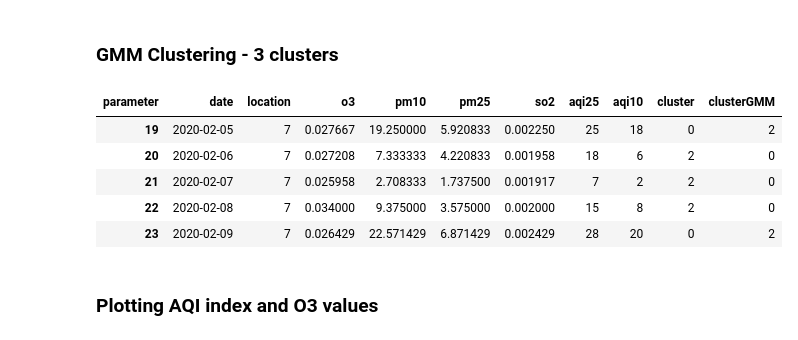
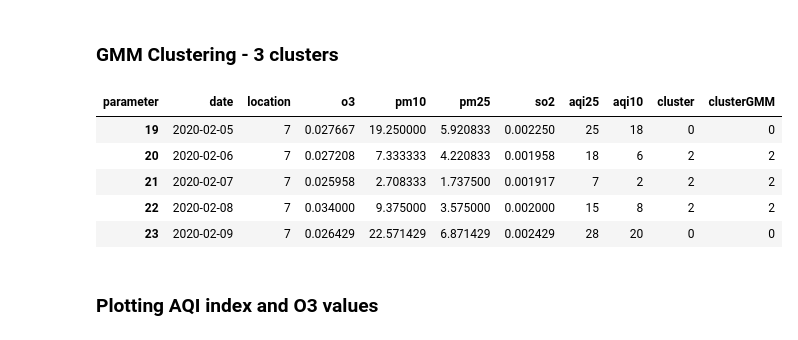
Before and after one commit to akshaya-nagarajan/MachineLearning, a Jupyter notebook: GMM.ipynb, the cells around one changed output. Saved outputs shown, nothing was run; the diff lists cells and outputs as text; code cells hidden in the pictures.

```diff
--- a/GMM.ipynb
+++ b/GMM.ipynb
@@ -101,4 +101,6 @@ def calculate_pm10(value):
 # %%
 mean_table['aqi25'] = mean_table.apply(lambda x: calculate_pm25(x['pm25']), axis=1)
 mean_table['aqi10'] = mean_table.apply(lambda x: calculate_pm10(x['pm10']), axis=1)
+mean_table.drop(['date'], axis=1,inplace=True)
 alt_mean_table = mean_table
+alt_mean_table.head()
@@ -138,17 +169,17 @@ plt.show()
 ### GMM Clustering - 3 clusters
 # %%
 from sklearn.mixture import GaussianMixture
-gmm = GaussianMixture(n_components=3).fit(alt_mean_table.iloc[:,1:].values)
+gmm = GaussianMixture(n_components = 3 , covariance_type='spherical').fit(alt_mean_table.iloc[:,1:].values)
 y_gmm = gmm.predict(alt_mean_table.iloc[:,1:].values)
 alt_mean_table['clusterGMM'] = y_gmm
 alt_mean_table.tail()
 # %% [output]
 | parameter | date | location | o3 | pm10 | pm25 | so2 | aqi25 | aqi10 | cluster | clusterGMM |
-| 19 | 2020-02-05 | 7 | 0.027667 | 19.250000 | 5.920833 | 0.002250 | 25 | 18 | 0 | 2 |
-| 20 | 2020-02-06 | 7 | 0.027208 | 7.333333 | 4.220833 | 0.001958 | 18 | 6 | 2 | 0 |
-| 21 | 2020-02-07 | 7 | 0.025958 | 2.708333 | 1.737500 | 0.001917 | 7 | 2 | 2 | 0 |
-| 22 | 2020-02-08 | 7 | 0.034000 | 9.375000 | 3.575000 | 0.002000 | 15 | 8 | 2 | 0 |
-| 23 | 2020-02-09 | 7 | 0.026429 | 22.571429 | 6.871429 | 0.002429 | 28 | 20 | 0 | 2 |
+| 19 | 2020-02-05 | 7 | 0.027667 | 19.250000 | 5.920833 | 0.002250 | 25 | 18 | 0 | 0 |
+| 20 | 2020-02-06 | 7 | 0.027208 | 7.333333 | 4.220833 | 0.001958 | 18 | 6 | 2 | 2 |
+| 21 | 2020-02-07 | 7 | 0.025958 | 2.708333 | 1.737500 | 0.001917 | 7 | 2 | 2 | 2 |
+| 22 | 2020-02-08 | 7 | 0.034000 | 9.375000 | 3.575000 | 0.002000 | 15 | 8 | 2 | 2 |
+| 23 | 2020-02-09 | 7 | 0.026429 | 22.571429 | 6.871429 | 0.002429 | 28 | 20 | 0 | 0 |
 # %% [markdown]
 ### Plotting AQI index and O3 values
 # %%
```
Also changed, not shown: parts of 6 cells of this notebook.
